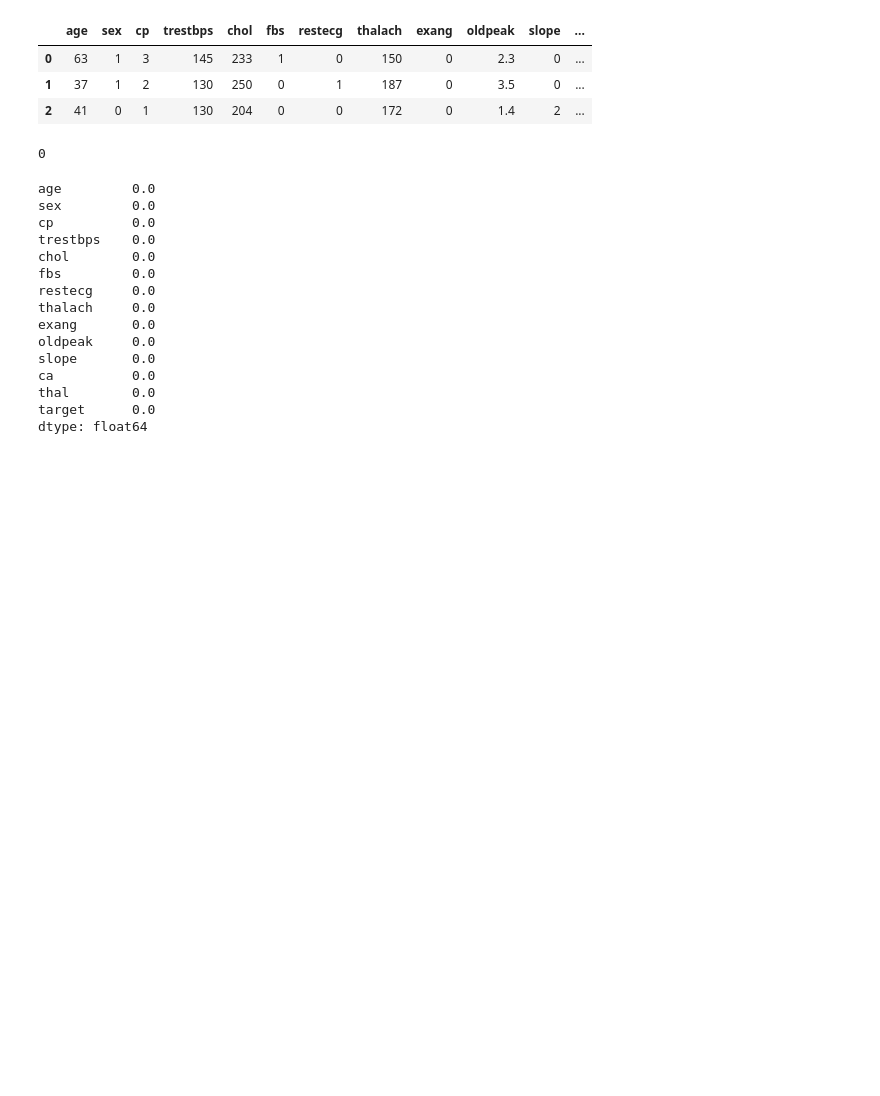
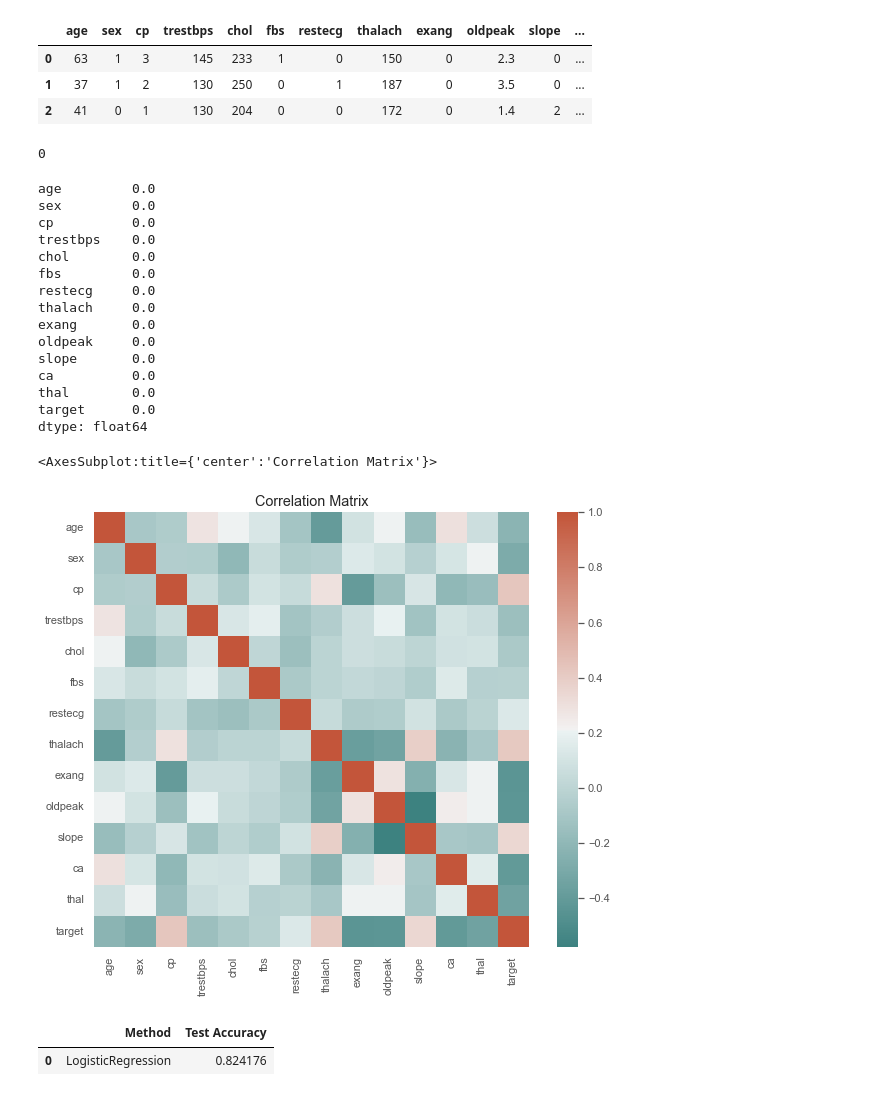
Before and after one commit to Omuk/Reborn, a Jupyter notebook: Data Practice/Practice_Field.ipynb, the cells around one changed output. Saved outputs shown, nothing was run; the diff lists cells and outputs as text; code cells hidden in the pictures; blank space fills up the shorter version.

Commit message:
data

```diff
--- a/Data Practice/Practice_Field.ipynb
+++ b/Data Practice/Practice_Field.ipynb
@@ -58,0 +66,10 @@ cat_val = ['sex', 'cp', 'restecg', 'exang', 'slope', 'ca', 'thal']
+# %%
+data_corr = data.corr()
+
+f,ax = plt.subplots(figsize=(10,8))
+ax.set_title('Correlation Matrix')
+
+sns.heatmap(data_corr, mask=np.zeros_like(data_corr, dtype=np.bool_), cmap=sns.diverging_palette(190,20, as_cmap=True), square=True, ax=ax)
+# %% [output]
+<AxesSubplot:title={'center':'Correlation Matrix'}>
+[figure, added]
@@ -58,0 +83,22 @@ cat_val = ['sex', 'cp', 'restecg', 'exang', 'slope', 'ca', 'thal']
+# %%
+logreg = LogisticRegression()
+
+logreg.fit(x_train,y_train)
+
+y_true = y_test
+y_pred = logreg.predict(x_test)
+
+accu_scr = accuracy_score(y_true,y_pred)
+
+modperf = pd.DataFrame(
+    [
+        'LogisticRegression', accu_scr
+    ]
+).transpose()
+
+modperf.columns = ['Method', 'Test Accuracy']
+
+modperf
+# %% [output]
+|  | Method | Test Accuracy |
+| 0 | LogisticRegression | 0.824176 |
```
Also changed, not shown: parts of 7 cells of this notebook.
